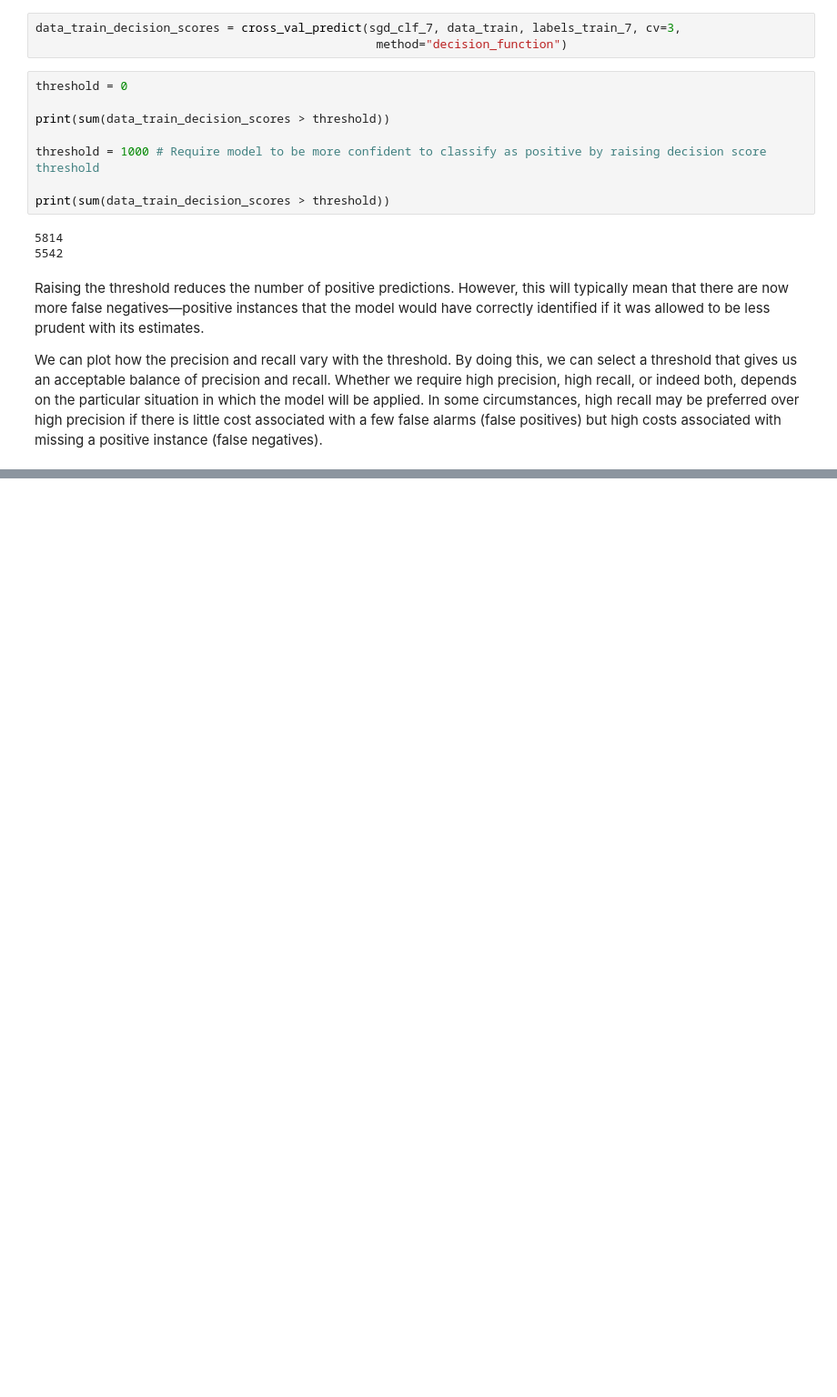
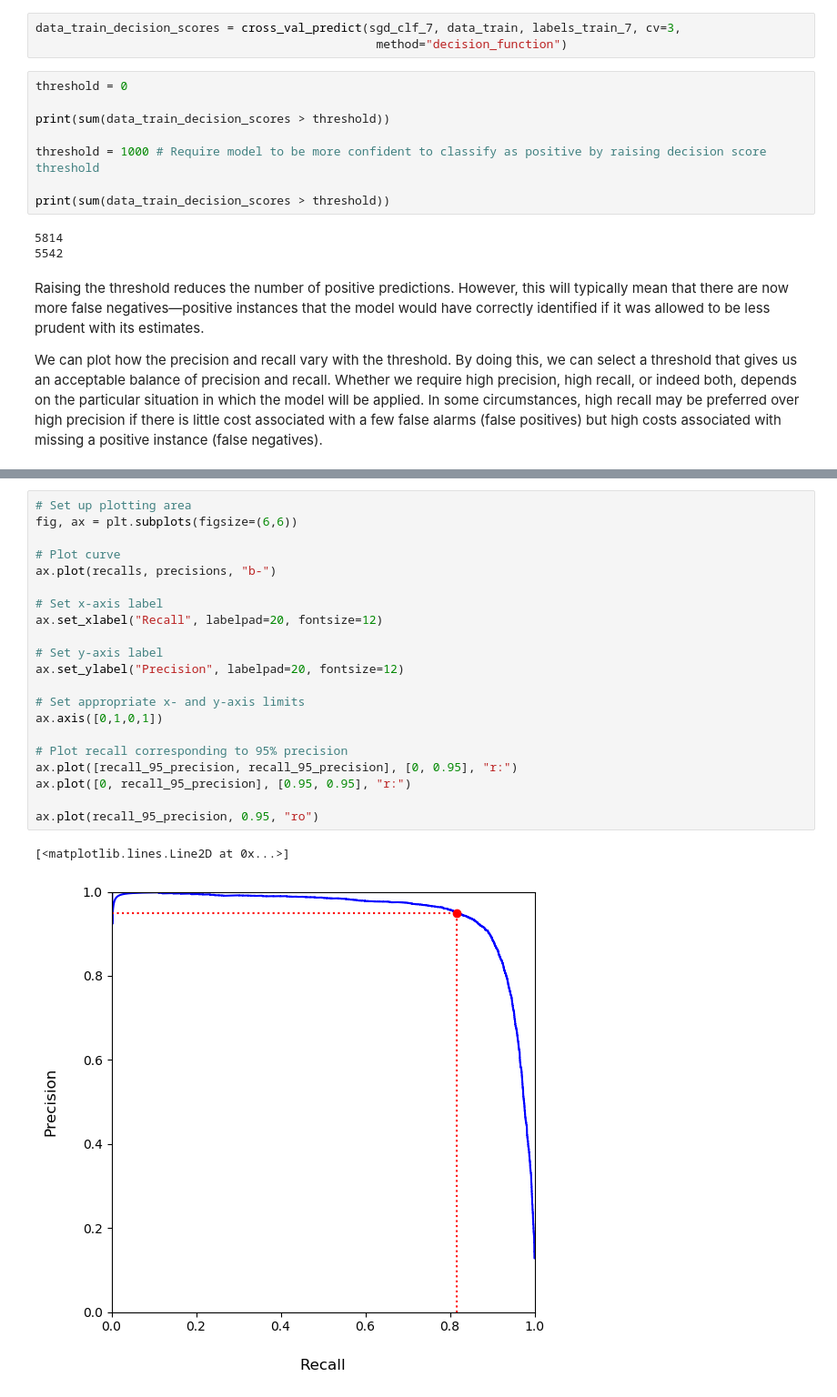
Before and after one commit to andrewhetherington/python-projects, a Jupyter notebook: MNIST/MNIST.ipynb, the cells around one changed output, grey strips where cells are left out. Shown: that part at 91% size. Drawn from its saved outputs; the diff is of its cells as text; blank space fills up the shorter version.

```diff
--- a/MNIST/MNIST.ipynb
+++ b/MNIST/MNIST.ipynb
@@ -166,0 +232,24 @@ We can plot how the precision and recall vary with the threshold.  By doing this
+# %%
+# Set up plotting area
+fig, ax = plt.subplots(figsize=(6,6))
+
+# Plot curve
+ax.plot(recalls, precisions, "b-")
+
+# Set x-axis label
+ax.set_xlabel("Recall", labelpad=20, fontsize=12)
+
+# Set y-axis label
+ax.set_ylabel("Precision", labelpad=20, fontsize=12)
+
+# Set appropriate x- and y-axis limits
+ax.axis([0,1,0,1])
+
+# Plot recall corresponding to 95% precision
+ax.plot([recall_95_precision, recall_95_precision], [0, 0.95], "r:")
+ax.plot([0, recall_95_precision], [0.95, 0.95], "r:")
+
+ax.plot(recall_95_precision, 0.95, "ro")
+# %% [output]
+[<matplotlib.lines.Line2D at 0x...>]
+[figure, added]
```
Also changed, not shown: parts of 11 cells of this notebook.
